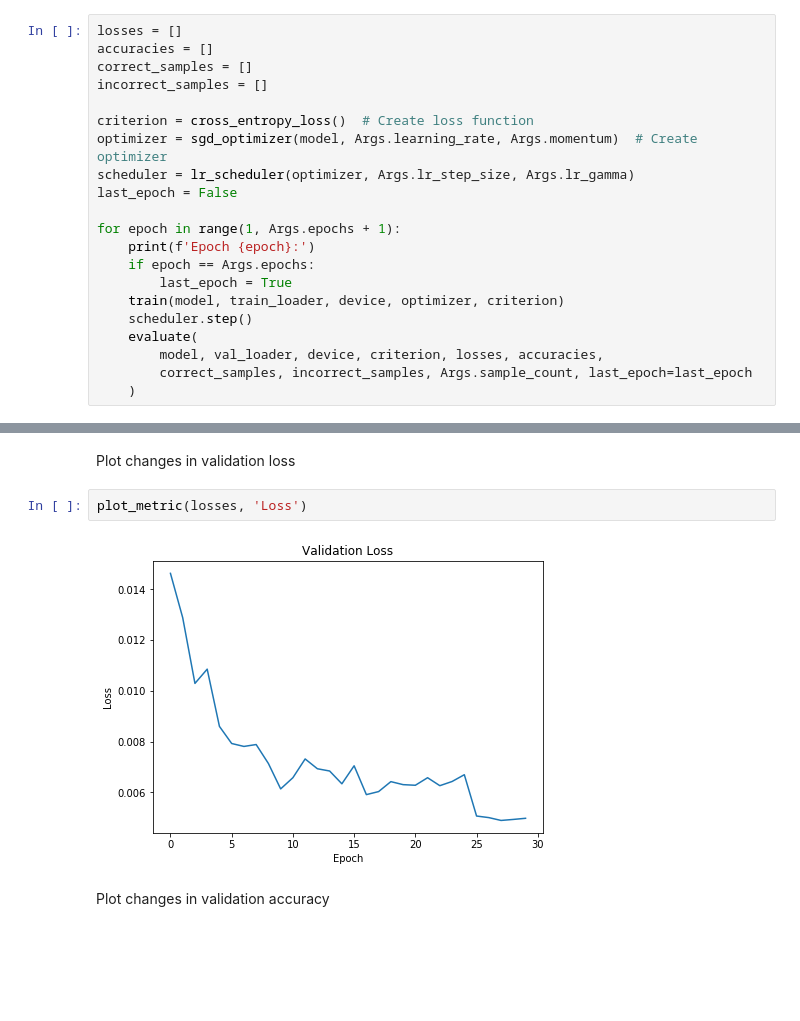
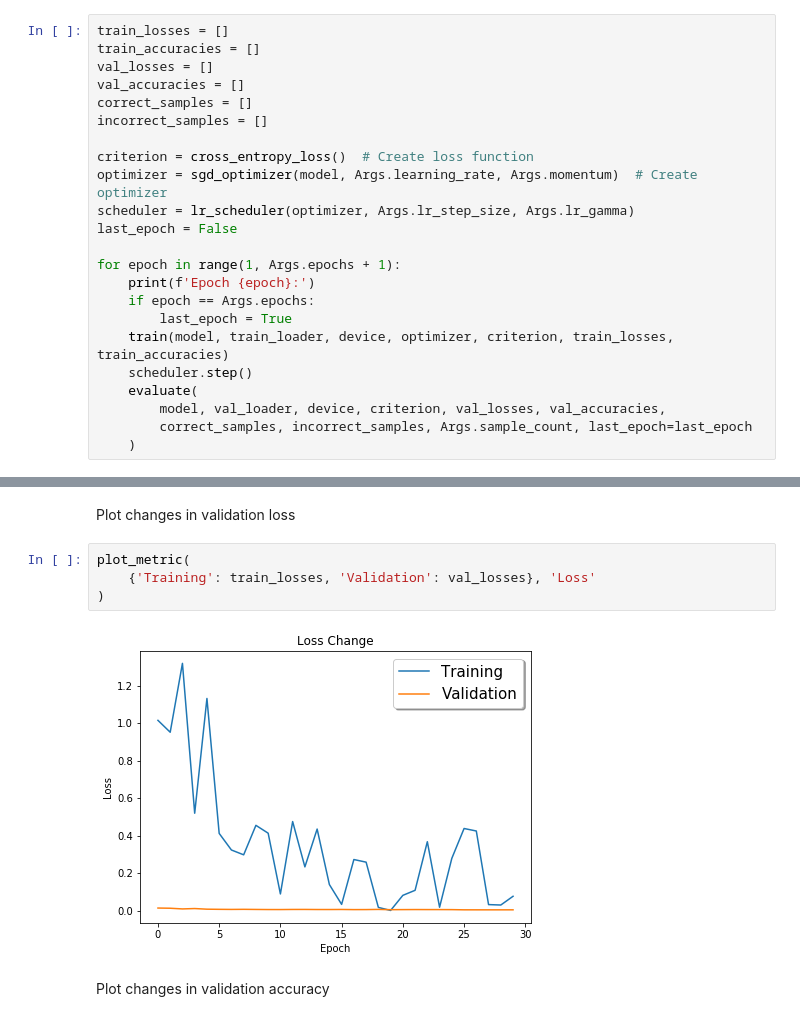
Before and after one commit to shan18/TensorNet, a Jupyter notebook: examples/tensornet_advanced.ipynb, the cells around one changed output, grey strips where cells are left out. Cells and saved outputs as stored; diff of their text form; blank space fills up the shorter version.

```diff
--- a/examples/tensornet_advanced.ipynb
+++ b/examples/tensornet_advanced.ipynb
@@ -135,8 +135,10 @@ Estimated Total Size (MB): 53.89
 # %% [markdown]
 # Model Training and Validation
 # %%
-losses = []
-accuracies = []
+train_losses = []
+train_accuracies = []
+val_losses = []
+val_accuracies = []
 correct_samples = []
 incorrect_samples = []
 
@@ -149,10 +151,10 @@ for epoch in range(1, Args.epochs + 1):
     print(f'Epoch {epoch}:')
     if epoch == Args.epochs:
         last_epoch = True
-    train(model, train_loader, device, optimizer, criterion)
+    train(model, train_loader, device, optimizer, criterion, train_losses, train_accuracies)
     scheduler.step()
     evaluate(
-        model, val_loader, device, criterion, losses, accuracies,
+        model, val_loader, device, criterion, val_losses, val_accuracies,
         correct_samples, incorrect_samples, Args.sample_count, last_epoch=last_epoch
     )
 # %% [output]
@@ -195,9 +197,11 @@ Epoch 12:
 ## Plotting Results
 # %% [markdown]
 Plot changes in validation loss
-# %%
-plot_metric(losses, 'Loss')
-# %% [output]
-[figure, removed]
+# %%
+plot_metric(
+    {'Training': train_losses, 'Validation': val_losses}, 'Loss'
+)
+# %% [output]
+[figure, added]
 # %% [markdown]
 Plot changes in validation accuracy
```
Also changed, not shown: parts of 9 cells of this notebook, 5 other files.
